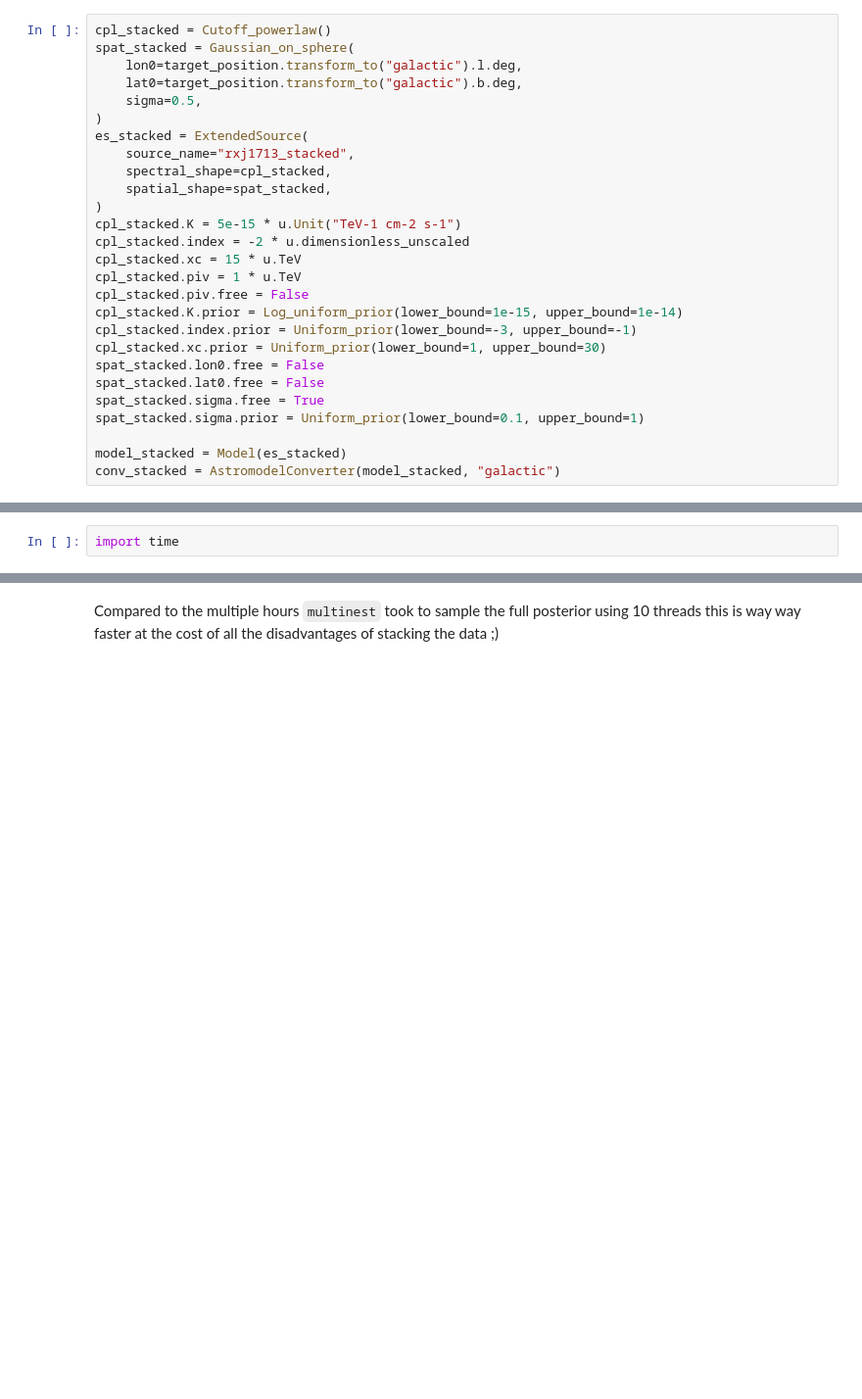
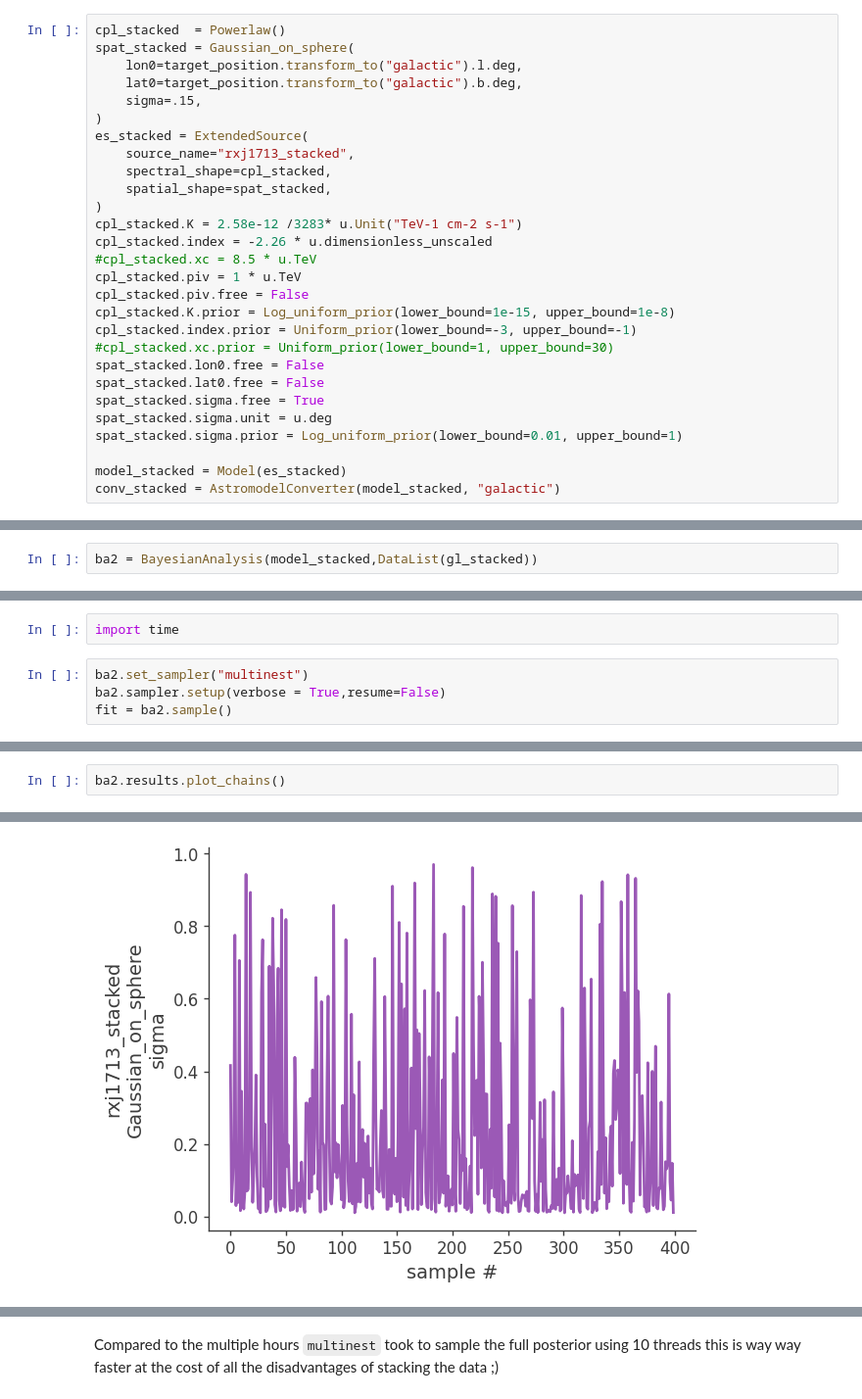
Before and after one commit to threeML/gammapy-plugin, a Jupyter notebook: examples/example_extended_source_fov_bkg.ipynb, the cells around one changed output, grey strips where cells are left out. Shown at 98% size. Cells and saved outputs as stored; diff of their text form; blank space fills up the shorter version.

```diff
--- a/examples/example_extended_source_fov_bkg.ipynb
+++ b/examples/example_extended_source_fov_bkg.ipynb
@@ -275,27 +350,28 @@ Just the same model as before
 # %%
-cpl_stacked = Cutoff_powerlaw()
+cpl_stacked  = Powerlaw()
 spat_stacked = Gaussian_on_sphere(
     lon0=target_position.transform_to("galactic").l.deg,
     lat0=target_position.transform_to("galactic").b.deg,
-    sigma=0.5,
+    sigma=.15,
 )
 es_stacked = ExtendedSource(
     source_name="rxj1713_stacked",
     spectral_shape=cpl_stacked,
     spatial_shape=spat_stacked,
 )
-cpl_stacked.K = 5e-15 * u.Unit("TeV-1 cm-2 s-1")
-cpl_stacked.index = -2 * u.dimensionless_unscaled
-cpl_stacked.xc = 15 * u.TeV
+cpl_stacked.K = 2.58e-12 /3283* u.Unit("TeV-1 cm-2 s-1")
+cpl_stacked.index = -2.26 * u.dimensionless_unscaled
+#cpl_stacked.xc = 8.5 * u.TeV
 cpl_stacked.piv = 1 * u.TeV
 cpl_stacked.piv.free = False
-cpl_stacked.K.prior = Log_uniform_prior(lower_bound=1e-15, upper_bound=1e-14)
+cpl_stacked.K.prior = Log_uniform_prior(lower_bound=1e-15, upper_bound=1e-8)
 cpl_stacked.index.prior = Uniform_prior(lower_bound=-3, upper_bound=-1)
-cpl_stacked.xc.prior = Uniform_prior(lower_bound=1, upper_bound=30)
+#cpl_stacked.xc.prior = Uniform_prior(lower_bound=1, upper_bound=30)
 spat_stacked.lon0.free = False
 spat_stacked.lat0.free = False
 spat_stacked.sigma.free = True
-spat_stacked.sigma.prior = Uniform_prior(lower_bound=0.1, upper_bound=1)
+spat_stacked.sigma.unit = u.deg
+spat_stacked.sigma.prior = Log_uniform_prior(lower_bound=0.01, upper_bound=1)
 
 model_stacked = Model(es_stacked)
 conv_stacked = AstromodelConverter(model_stacked, "galactic")
@@ -307,0 +432,2 @@ jl = JointLikelihood(model_stacked, DataList(gl_stacked))
+# %%
+ba2 = BayesianAnalysis(model_stacked,DataList(gl_stacked))
@@ -308,2 +436,6 @@ jl = JointLikelihood(model_stacked, DataList(gl_stacked))
 # %%
 import time
+# %%
+ba2.set_sampler("multinest")
+ba2.sampler.setup(verbose = True,resume=False)
+fit = ba2.sample()
@@ -309,0 +480,3 @@ import time
+# %%
+ba2.results.plot_chains()
+# %% [output]
@@ -309,0 +486 @@ import time
+[figure, added]
```
Also changed, not shown: parts of 81 cells of this notebook, 1 other file.
